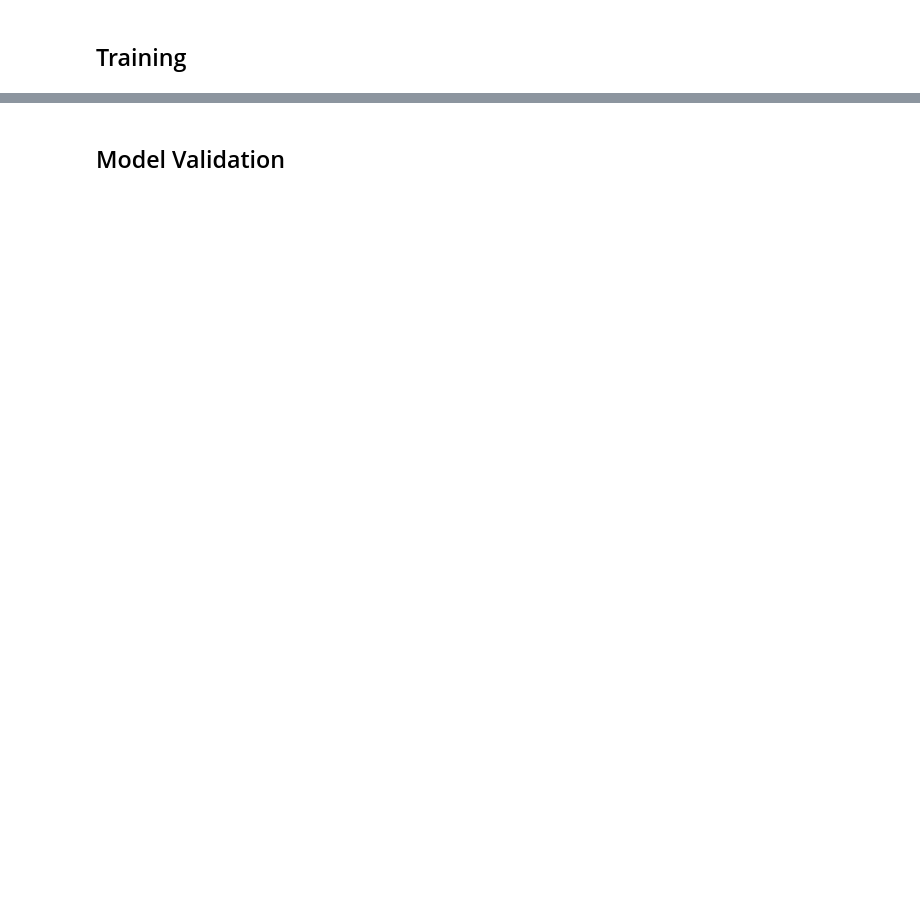
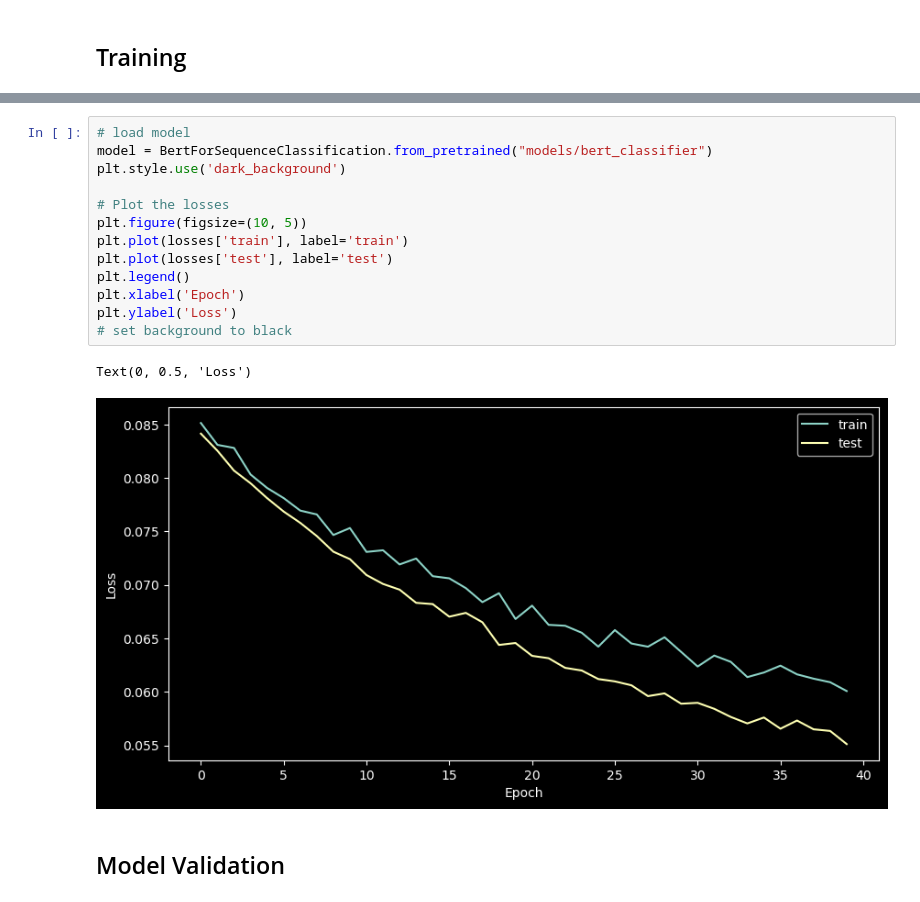
Before and after one commit to adriansousapoza/DMIAI-2023, a Jupyter notebook: aiText/bert_classifier.ipynb, the cells around one changed output, grey strips where cells are left out. Saved outputs shown, nothing was run; the diff lists cells and outputs as text; blank space fills up the shorter version.

```diff
--- a/aiText/bert_classifier.ipynb
+++ b/aiText/bert_classifier.ipynb
@@ -295,3 +300,19 @@ Model saved
+# %%
+# load model
+model = BertForSequenceClassification.from_pretrained("models/bert_classifier")
+plt.style.use('dark_background')
+
+# Plot the losses
+plt.figure(figsize=(10, 5))
+plt.plot(losses['train'], label='train')
+plt.plot(losses['test'], label='test')
+plt.legend()
+plt.xlabel('Epoch')
+plt.ylabel('Loss')
+# set background to black
+# %% [output]
+Text(0, 0.5, 'Loss')
+[figure, added]
 # %% [markdown]
 ## Model Validation
 # %%
```
Also changed, not shown: parts of 13 cells of this notebook, 2 other files.
